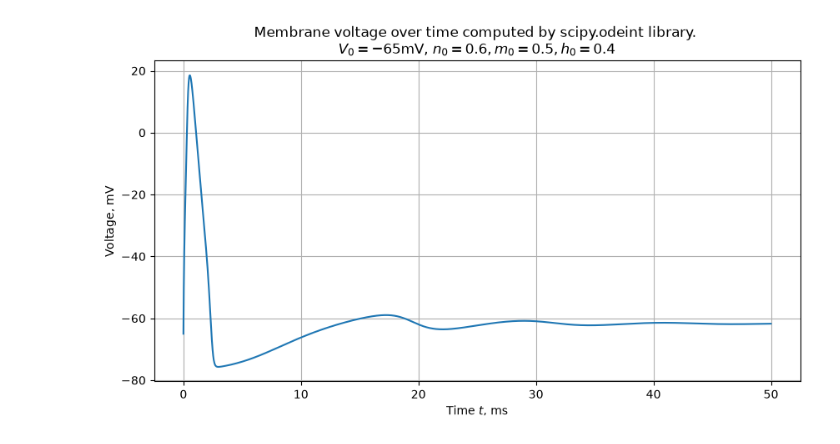
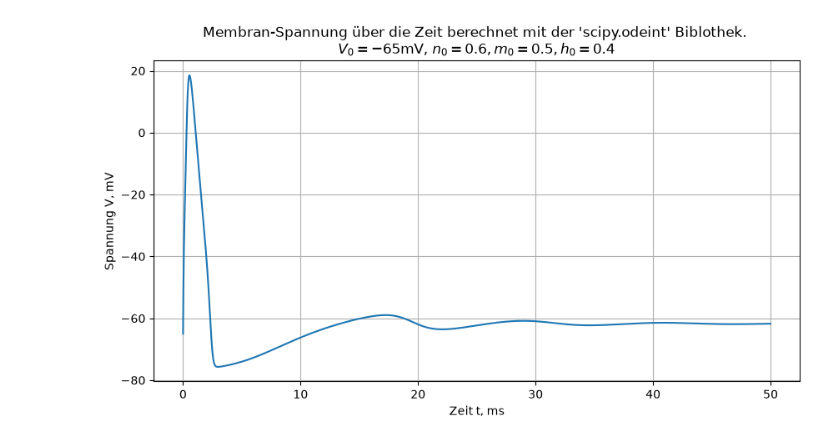
Before and after one commit to Isomorphic13/neuronensimulation, a Jupyter notebook: aufgabe2/notebook/hodgkins_huxley_gleichungssystem.ipynb, the cells around one changed output. Saved outputs shown, nothing was run; the diff lists cells and outputs as text; code cells hidden in the pictures.

```diff
--- a/aufgabe2/notebook/hodgkins_huxley_gleichungssystem.ipynb
+++ b/aufgabe2/notebook/hodgkins_huxley_gleichungssystem.ipynb
@@ -45,25 +71,25 @@ plt.show()
 # %%
 import scipy.integrate as spi
 import aufgabe2.equations as eq
 state_0 = [-65, 0.6, 0.5, 0.4]
 
 I = 5
 
 def hh_system(state, t, I, tuple_of_constants : tuple[float]):
     return eq.equations_vector(state, I, tuple_of_constants)
 
 solution = spi.odeint(hh_system, state_0, tpoints, args=(I,tuple_of_constants) )
 
 V_t = solution[:, 0]
 
 
 # --- Plot ---
 plt.figure(figsize=(10, 5))
 plt.plot(tpoints, V_t)
-plt.xlabel("Time $t$, ms")
-plt.ylabel('Voltage, mV')
-plt.title("Membrane voltage over time computed by scipy.odeint library. \n" + rf"$V_0 = {V_0}$mV, $n_0 = {n_0}, m_0 = {m_0}, h_0 = {h_0}$")
+plt.title("Membran-Spannung über die Zeit berechnet mit der 'scipy.odeint'-Biblothek. \n" + rf"$V_0 = {V_0}$mV, $n_0 = {n_0}, m_0 = {m_0}, h_0 = {h_0}$")
+plt.xlabel("Zeit t, ms")
+plt.ylabel("Spannung V, mV")
 plt.grid(True)
 plt.show()
 # %% [output]
-[figure, old version]
+[figure, new version]
```
Also changed, not shown: parts of 9 cells of this notebook, 13 other files.
